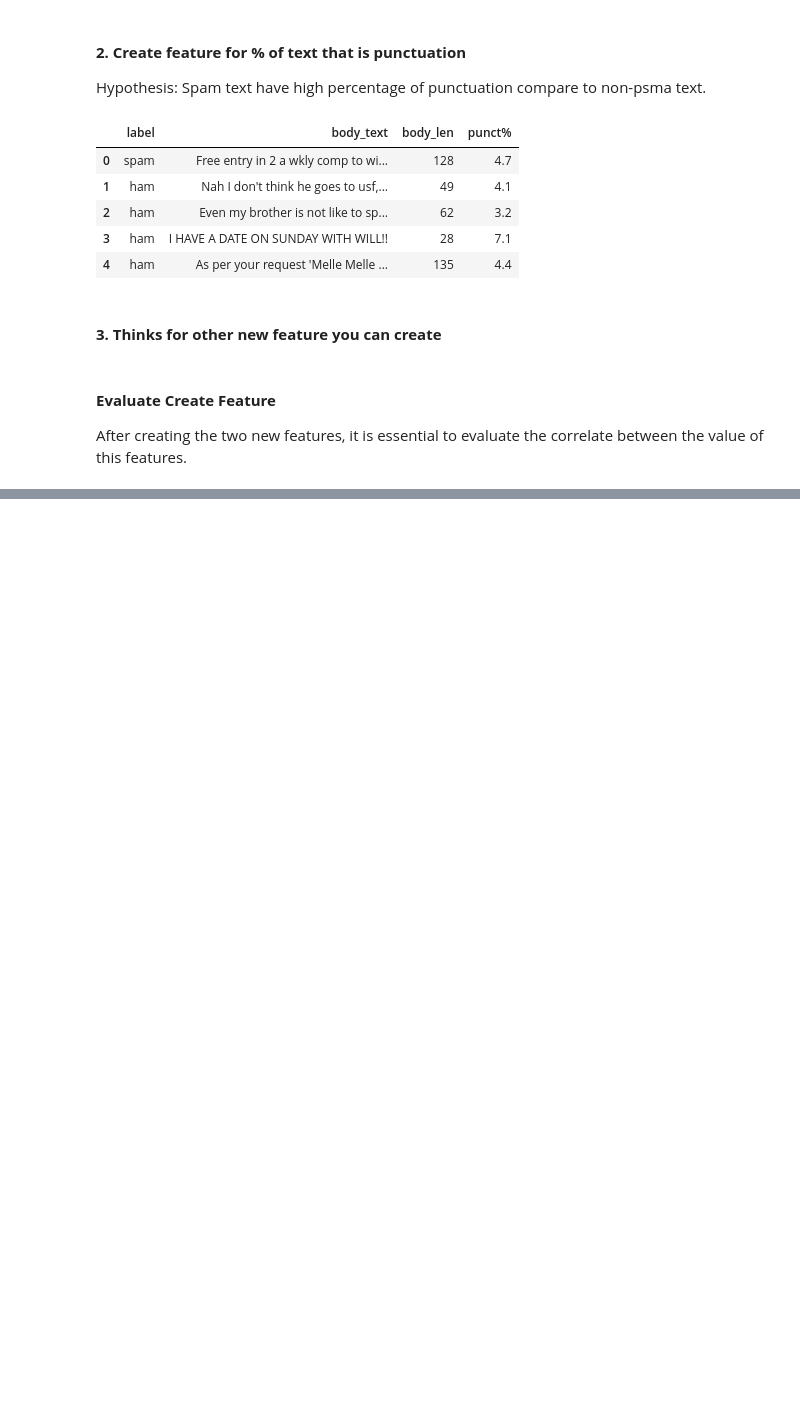
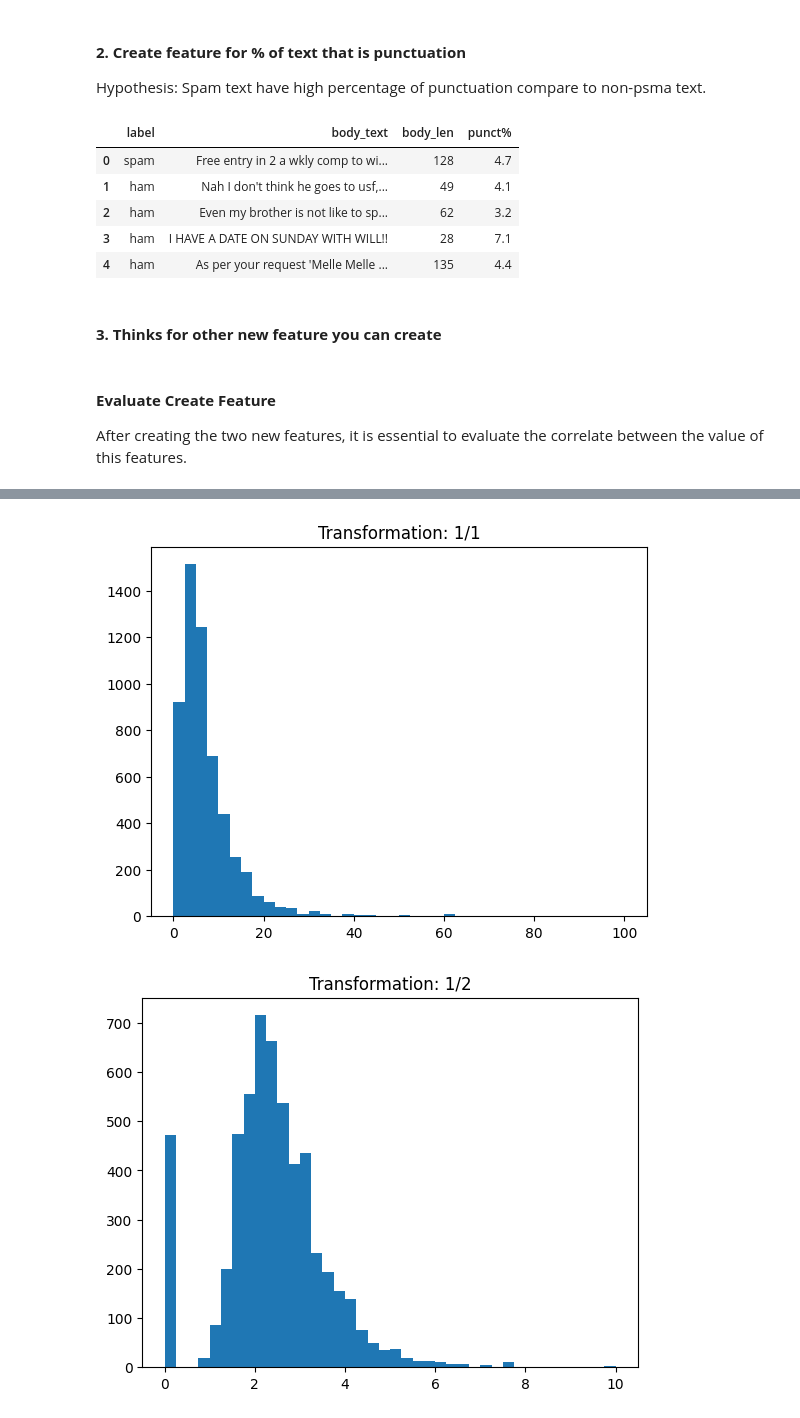
Before and after one commit to Msdot001/Alien_invasion_Game, a Jupyter notebook: NLP_Introduction.ipynb, the cells around one changed output, grey strips where cells are left out. Saved outputs shown, nothing was run; the diff lists cells and outputs as text; code cells hidden in the pictures; blank space fills up the shorter version.

Commit message:
Feature Transformation created using Colab

```diff
--- a/NLP_Introduction.ipynb
+++ b/NLP_Introduction.ipynb
@@ -1300,0 +1378,10 @@ pyplot.show()
+# %%
+# The ideal is to try different transformation using loop and use a criteria (histogram as one of the criteria) to determine the best transformation.
+
+for i in [1, 2, 3, 4, 5]:
+  pyplot.hist((data["punct%"])**(1/i), bins=40)
+  pyplot.title("Transformation: 1/{}".format(str(i)))
+  pyplot.show()
+# %% [output]
+[figure, added]
+[figure, added]
```
Also changed, not shown: parts of 15 cells of this notebook.
